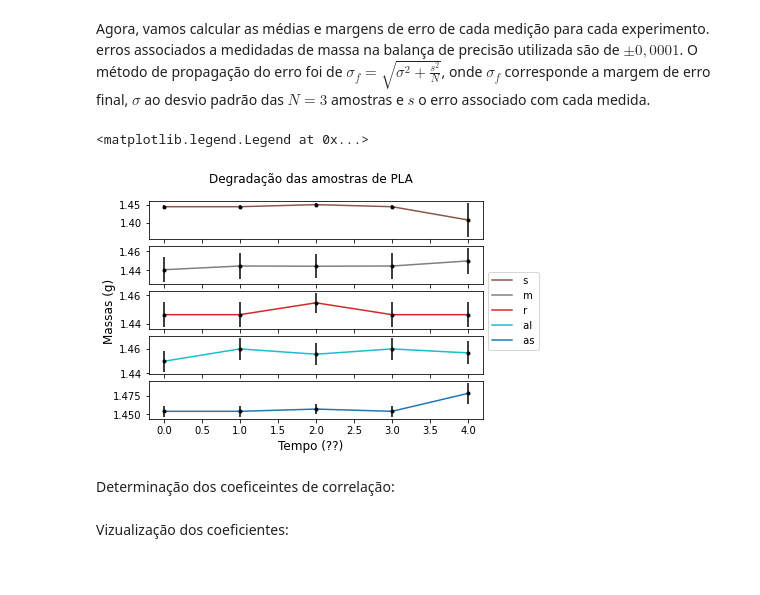
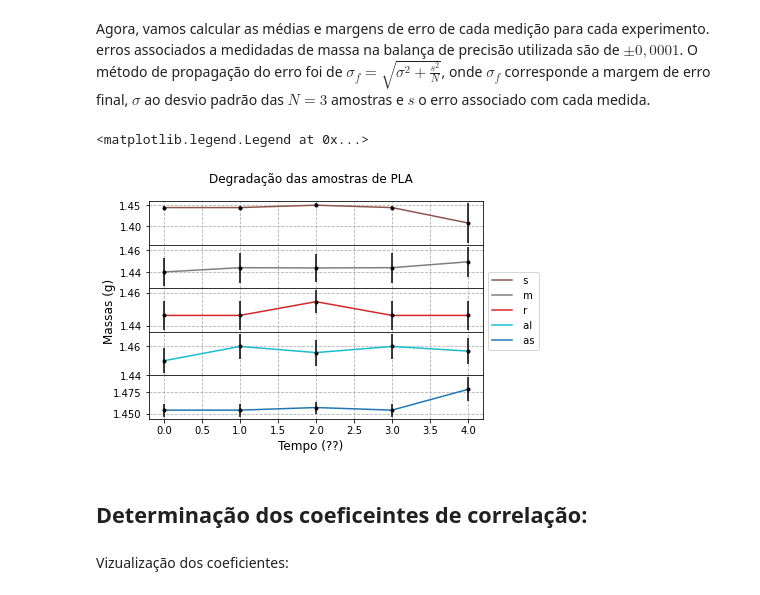
Before and after one commit to icarob-eng/contador-de-pixels, a Jupyter notebook: Analise_de_massas.ipynb, the cells around one changed output. Drawn from its saved outputs; the diff is of its cells as text; code cells hidden in the pictures.

```diff
--- a/Analise_de_massas.ipynb
+++ b/Analise_de_massas.ipynb
@@ -32,27 +32,31 @@ array([[1.4482, 1.4382, 1.4464, 1.4234, 1.4423, 1.4548, 1.4516, 1.434 ,
 Agora, vamos calcular as médias e margens de erro de cada medição para cada experimento. erros associados a medidadas de massa na balança de precisão utilizada são de $\pm 0,0001$. O método de propagação do erro foi de $\sigma_f = \sqrt{\sigma^2 + \frac{s^2}{N}}$, onde $\sigma_f$ corresponde a margem de erro final, $\sigma$ ao desvio padrão das $N = 3$ amostras e $s$ o erro associado com cada medida.
 # %%
 cores = ['tab:brown', 'tab:gray', 'tab:red', 'tab:cyan', 'tab:blue']
-fig, axs = plt.subplots(len(ids)//3)
+
+fig = plt.figure()
+gs = fig.add_gridspec(len(ids)//3, hspace=0)
+axs = gs.subplots(sharex='col')  #, sharey='col)
 fig.suptitle('Degradação das amostras de PLA')
 fig.supxlabel('Tempo (??)')
 fig.supylabel('Massas (g)')
 
 for val in range(0, len(ids), 3):
     exp = np.split(massas, len(ids), 1)[val:val+3]
 
     means = np.mean(exp, axis=0).reshape(5)
-    std = np.std(exp, axis=0).reshape(5)
+    std = np.sqrt(np.std(exp, axis=0).reshape(5) ** 2 + 0.0001 ** 2 / 3)
 
     i = val//3
     axs[i].plot(tempos, means, color=cores[i], label=ids[val][:-1])
     axs[i].errorbar(tempos, means, yerr=std, fmt='.k')
+    axs[i].grid(linestyle='--')
 
 fig.legend(loc='center left', bbox_to_anchor=(.9,0.5))
 # %% [output]
 <matplotlib.legend.Legend at 0x...>
-[figure, old version]
+[figure, new version]
 # %% [markdown]
-Determinação dos coeficeintes de correlação:
+## Determinação dos coeficeintes de correlação:
 # %%
 coefs = []
 for amostra in np.split(massas, len(ids), 1):
```
